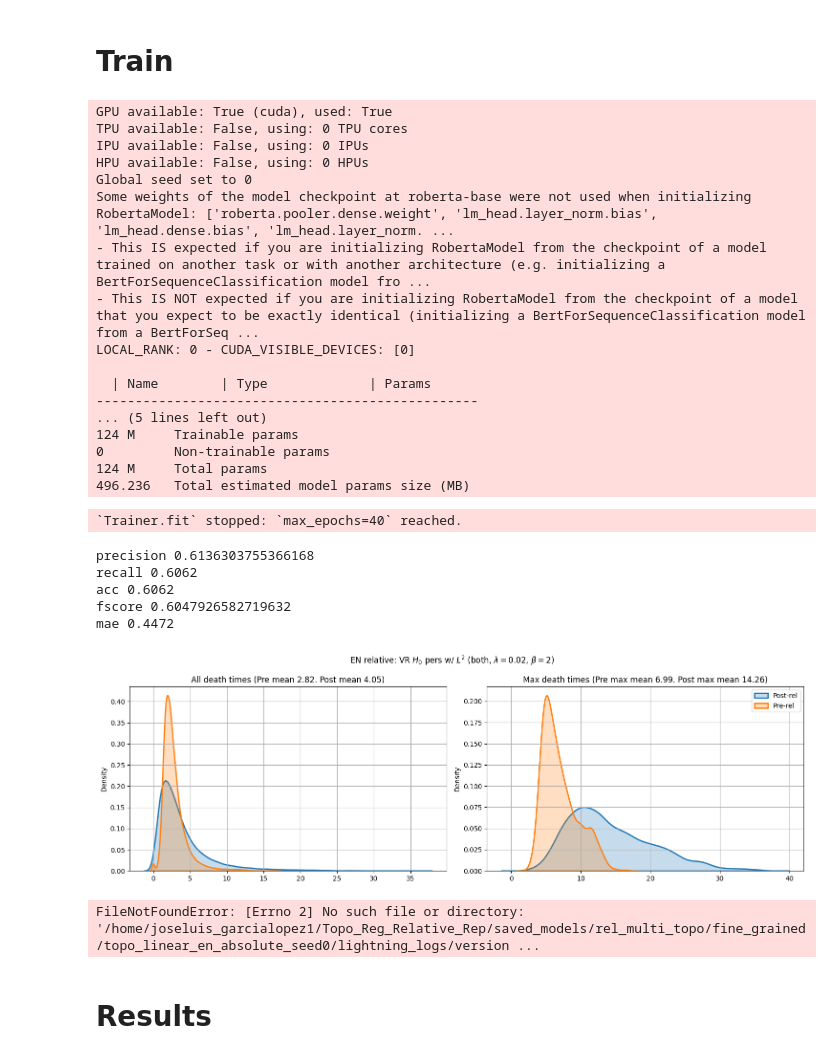
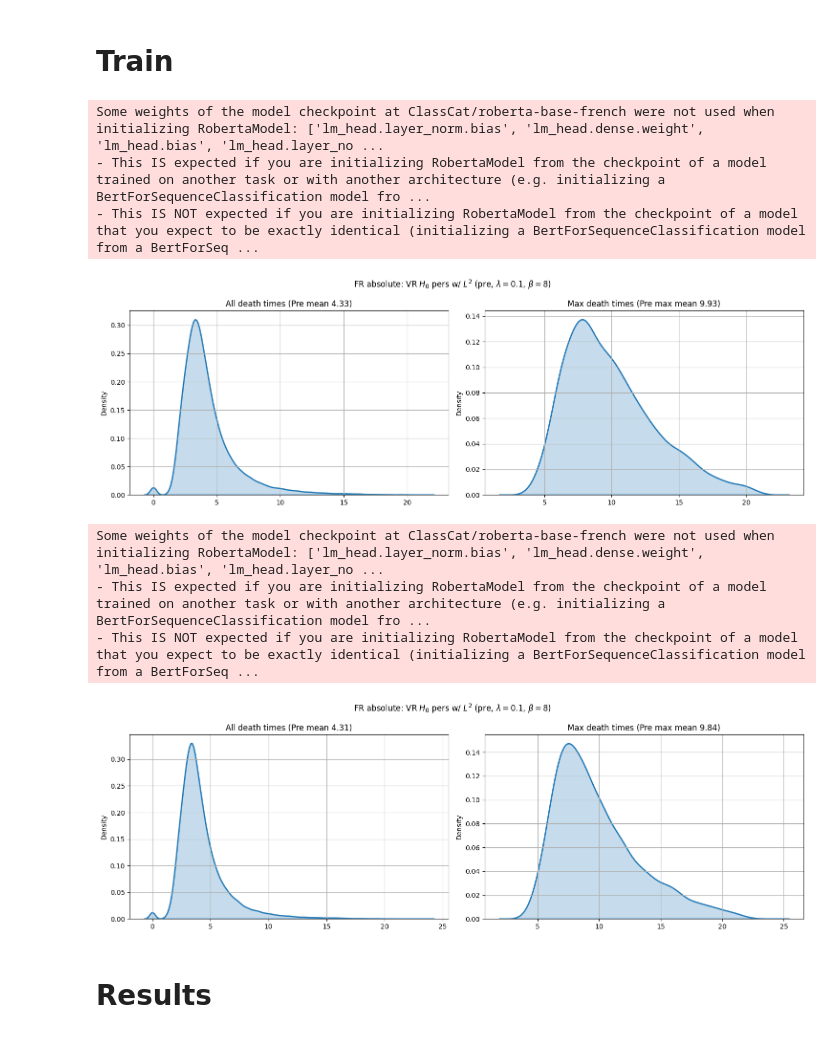
Before and after one commit to AGarciaCast/Topo_Reg_Relative_Rep, a Jupyter notebook: topo_multilingual_stitching.ipynb, the cells around one changed output. Drawn from its saved outputs; the diff is of its cells as text; code cells hidden in the pictures.

Commit message:
init french topo

```diff
--- a/topo_multilingual_stitching.ipynb
+++ b/topo_multilingual_stitching.ipynb
@@ -489,52 +489,28 @@ def train_network(lang, mode="relative", seed=24, test=False, topo=("pre", "L_2"
 #train_network("en", mode="relative", seed=0, test=True, topo=("both", "L_2", 1, 0.02, "L_1"))
 #train_network("en", mode="relative", seed=0, test=True, topo=("both", "L_2", 1.5, 0.02, "L_1"))
 #train_network("en", mode="relative", seed=0, test=True, topo=("both", "L_2", 2, 0.02, "L_1"))
-train_network("en", mode="relative", seed=0, test=True, topo=("both", "L_2", 2, 0.02, "L_1"))
-#train_network("en", mode="relative", seed=0, test=True, topo=("both", "L_2", 4, 0.02, "L_1"))
-#train_network("en", mode="relative", seed=0, test=True, topo=("both", "L_2", 4.5, 0.02, "L_1"))
+#train_network("fr", mode="relative", seed=0, test=True, topo=("both", "L_2", 1, 0.02, "L_1"))
+#train_network("fr", mode="relative", seed=0, test=True, topo=("both", "L_2", 0.5, 0.02, "L_1"))
+#train_network("fr", mode="relative", seed=0, test=True, topo=("both", "L_2", 3.5, 0.02, "L_1"))
+
 
 
 #train_network("fr", mode="relative", seed=0, test=True, topo=None)
 #train_network("en", mode="relative", seed=1, test=True, topo=None)
 #train_network("fr", mode="relative", seed=1, test=True, topo=None)
-# %% [output]
-GPU available: True (cuda), used: True
-TPU available: False, using: 0 TPU cores
-IPU available: False, using: 0 IPUs
-HPU available: False, using: 0 HPUs
-Global seed set to 0
-Some weights of the model checkpoint at roberta-base were not used when initializing RobertaModel: ['roberta.pooler.dense.weight', 'lm_head.layer_norm.bias', 'lm_head.dense.bias', 'lm_head.layer_norm. ...
-- This IS expected if you are initializing RobertaModel from the checkpoint of a model trained on another task or with another architecture (e.g. initializing a BertForSequenceClassification model fro ...
-- This IS NOT expected if you are initializing RobertaModel from the checkpoint of a model that you expect to be exactly identical (initializing a BertForSequenceClassification model from a BertForSeq ...
-LOCAL_RANK: 0 - CUDA_VISIBLE_DEVICES: [0]
-
-  | Name        | Type             | Params
--------------------------------------------------
-... (5 lines left out)
-124 M     Trainable params
-0         Non-trainable params
-124 M     Total params
-496.236   Total estimated model params size (MB)
-`Trainer.fit` stopped: `max_epochs=40` reached.
-precision 0.6136303755366168
-recall 0.6062
-acc 0.6062
-fscore 0.6047926582719632
-mae 0.4472
-[figure, removed]
 # %%
-SEEDS = [0,1]
+SEEDS = [0, 1]
 run = True
 
 if run:
     for seed in tqdm(SEEDS, leave=False, desc="seed"):
-        for embedding_type in tqdm(["relative"], leave=False, desc="embedding_type"):
+        for embedding_type in tqdm(["absolute"], leave=False, desc="embedding_type"):
             for mode in ["topo"]:
-                for train_lang in tqdm(["en", "fr"], leave=False, desc="lang"):
+                for train_lang in tqdm(["fr",], leave=False, desc="lang"):
                     model = LitTopoRelRoberta.load_from_checkpoint(
                                   CHECKPOINT_PATH /
                                   f"{'fine_grained' if fine_grained else 'coarse_grained'}/{mode}_linear_{train_lang}_{embedding_type}_seed{seed}" /
-                                  "lightning_logs/version_0/checkpoints/best.ckpt",
+                                  "lightning_logs/version_0/checkpoints/full-v1.ckpt",
                                    linear=True)
 
                     with open(CHECKPOINT_PATH /
@@ -547,42 +523,49 @@ if run:
                     if is_rel:
                         model.anchor_dataloader = anchors_lang2dataloader[train_lang]
 
-                    res = test_model(model, test_lang2dataloader[train_lang][0])
+                    """res = test_model(model, test_lang2dataloader[train_lang][0])
                     with open("res.txt", "a") as f:
                         f.write(f"-------------###-------------\n")
 
                         f.write(f"precision {res[0]}\n")
                         f.write(f"recall {res[1]}\n")
                         f.write(f"acc {res[2]}\n")
                         f.write(f"fscore {res[3]}\n")
                         f.write(f"mae {res[4]}\n")
 
 
                     print("precision", res[0])
                     print("recall", res[1])
                     print("acc", res[2])
                     print("fscore", res[3])
-                    print("mae", res[4])
+                    print("mae", res[4])"""
 
                     title = f"{train_lang.upper()} {embedding_type}: VR " + r"$H_0$" + " pers w/ " + r"$L^2$"
                     if mode == "topo":
                         title+= f" ({topo[0]}, "+ r"$\lambda={}$, ".format(topo[3]) + r"$\beta={}$)".format(topo[2])
 
                     if mode == "topo":
                         path =  f"{'fine_grained' if fine_grained else 'coarse_grained'}/full_topo_dist_linear/{train_lang}_{embedding_type}"
                         if is_rel:
                             path += f"_{topo[0]}"
                         path += f"_{topo[2]}_seed{seed}.png"
                     else:
                         path =  f"{'fine_grained' if fine_grained else 'coarse_grained'}/best_full_topo_dist_linear/{train_lang}_{embedding_type}_seed{seed}.png"
 
 
                     topo_model(model, device, test_lang2dataloader[train_lang][1],
                      FIG_PATH / f"rel_{mode}"/path,
                      title=title,
                      pers="L_2", plot_topo=True, relative=is_rel);
 # %% [output]
-FileNotFoundError: [Errno 2] No such file or directory: '/home/joseluis_garcialopez1/Topo_Reg_Relative_Rep/saved_models/rel_multi_topo/fine_grained/topo_linear_en_absolute_seed0/lightning_logs/version ...
+Some weights of the model checkpoint at ClassCat/roberta-base-french were not used when initializing RobertaModel: ['lm_head.layer_norm.bias', 'lm_head.dense.weight', 'lm_head.bias', 'lm_head.layer_no ...
+- This IS expected if you are initializing RobertaModel from the checkpoint of a model trained on another task or with another architecture (e.g. initializing a BertForSequenceClassification model fro ...
+- This IS NOT expected if you are initializing RobertaModel from the checkpoint of a model that you expect to be exactly identical (initializing a BertForSequenceClassification model from a BertForSeq ...
+[figure, added]
+Some weights of the model checkpoint at ClassCat/roberta-base-french were not used when initializing RobertaModel: ['lm_head.layer_norm.bias', 'lm_head.dense.weight', 'lm_head.bias', 'lm_head.layer_no ...
+- This IS expected if you are initializing RobertaModel from the checkpoint of a model trained on another task or with another architecture (e.g. initializing a BertForSequenceClassification model fro ...
+- This IS NOT expected if you are initializing RobertaModel from the checkpoint of a model that you expect to be exactly identical (initializing a BertForSequenceClassification model from a BertForSeq ...
+[figure, added]
 # %%
 SEEDS = [0]
 TRAIN = False
```
Also changed, not shown: 12 other files.
